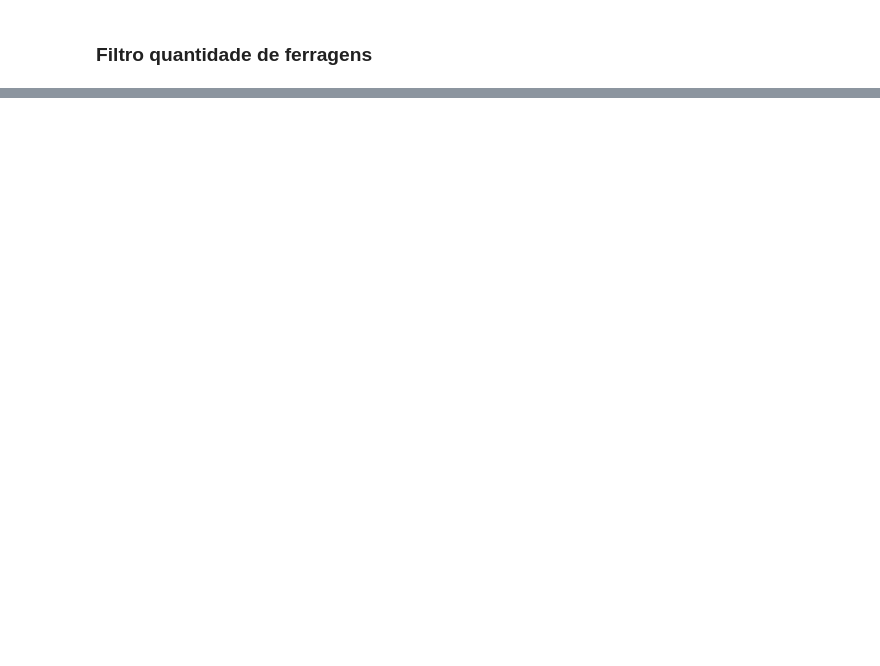
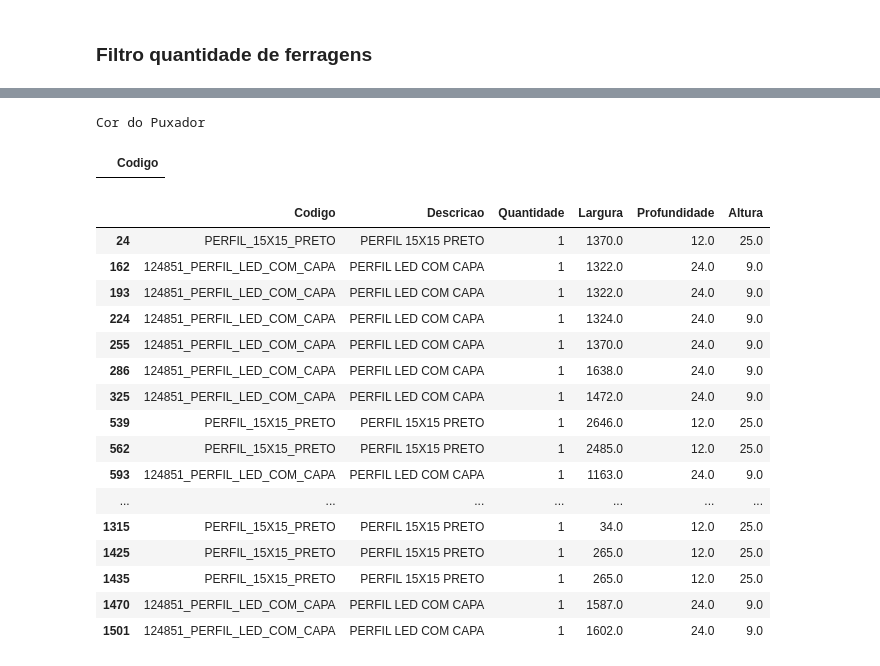
Before and after one commit to brunoviskc/DevelopmentSystemProject_v2, a Jupyter notebook: main.ipynb, the cells around one changed output, grey strips where cells are left out. Drawn from its saved outputs; the diff is of its cells as text; code cells hidden in the pictures; blank space fills up the shorter version.

Commit message:
teste configurações perfil

```diff
--- a/main.ipynb
+++ b/main.ipynb
@@ -337,0 +347,48 @@ Quantidade de Ferragens
+# %%
+df_perfil = df[df["Codigo"].str.contains("PERFIL", case=False, na=False)].copy()
+
+tem_especial = df_perfil["Codigo"].str.contains("ESPECIAL", case=False, na=False).any()
+if tem_especial:
+    cor_especial = input("Qual a cor do PERFIL ESPECIAL? ").upper()
+    df_perfil["Codigo"] = df_perfil["Codigo"].str.replace("ESPECIAL", cor_especial)
+    df_perfil["Descricao"] = df_perfil["Descricao"].str.replace("ESPECIAL", cor_especial)
+
+df_cor_puxador = df_perfil[df_perfil["Tipo"] == 3].copy()
+df_cor_puxador["Codigo"] = df_cor_puxador["Codigo"].str.replace("PERFIL", "COR PUXADOR")
+df_cor_puxador["Descricao"] = df_cor_puxador["Descricao"].str.replace("PERFIL", "COR PUXADOR")
+df_cor_puxador = df_cor_puxador[["Codigo"]].groupby("Codigo").sum().reset_index(drop=False)
+print("Cor do Puxador")
+
+df_perfil = df_perfil[df_perfil["Tipo"] == 4].copy()
+df_perfil = df_perfil[["Codigo", "Descricao", "Quantidade", "Largura", "Profundidade", "Altura"]]
+
+
+
+display(df_cor_puxador)
+display(df_perfil)
+
+# # Filtrar linhas com PERFIL e Tipo == 3
+# df_perfil = df[(df["Codigo"].str.contains("PERFIL", case=False, na=False)) & (df["Tipo"] == 3)].copy()
+
+# # Substituir PERFIL por COR PUXADOR na coluna Codigo
+# df_perfil["Codigo"] = df_perfil["Codigo"].str.replace("PERFIL", "COR PUXADOR")
+# %% [output]
+Cor do Puxador
+|  | Codigo |
+|  | Codigo | Descricao | Quantidade | Largura | Profundidade | Altura |
+| 24 | PERFIL_15X15_PRETO | PERFIL 15X15 PRETO | 1 | 1370.0 | 12.0 | 25.0 |
+| 162 | 124851_PERFIL_LED_COM_CAPA | PERFIL LED COM CAPA | 1 | 1322.0 | 24.0 | 9.0 |
+| 193 | 124851_PERFIL_LED_COM_CAPA | PERFIL LED COM CAPA | 1 | 1322.0 | 24.0 | 9.0 |
+| 224 | 124851_PERFIL_LED_COM_CAPA | PERFIL LED COM CAPA | 1 | 1324.0 | 24.0 | 9.0 |
+| 255 | 124851_PERFIL_LED_COM_CAPA | PERFIL LED COM CAPA | 1 | 1370.0 | 24.0 | 9.0 |
+| 286 | 124851_PERFIL_LED_COM_CAPA | PERFIL LED COM CAPA | 1 | 1638.0 | 24.0 | 9.0 |
+| 325 | 124851_PERFIL_LED_COM_CAPA | PERFIL LED COM CAPA | 1 | 1472.0 | 24.0 | 9.0 |
+| 539 | PERFIL_15X15_PRETO | PERFIL 15X15 PRETO | 1 | 2646.0 | 12.0 | 25.0 |
+| 562 | PERFIL_15X15_PRETO | PERFIL 15X15 PRETO | 1 | 2485.0 | 12.0 | 25.0 |
+| 593 | 124851_PERFIL_LED_COM_CAPA | PERFIL LED COM CAPA | 1 | 1163.0 | 24.0 | 9.0 |
+| ... | ... | ... | ... | ... | ... | ... |
+| 1315 | PERFIL_15X15_PRETO | PERFIL 15X15 PRETO | 1 | 34.0 | 12.0 | 25.0 |
+| 1425 | PERFIL_15X15_PRETO | PERFIL 15X15 PRETO | 1 | 265.0 | 12.0 | 25.0 |
+| 1435 | PERFIL_15X15_PRETO | PERFIL 15X15 PRETO | 1 | 265.0 | 12.0 | 25.0 |
+| 1470 | 124851_PERFIL_LED_COM_CAPA | PERFIL LED COM CAPA | 1 | 1587.0 | 24.0 | 9.0 |
+| 1501 | 124851_PERFIL_LED_COM_CAPA | PERFIL LED COM CAPA | 1 | 1602.0 | 24.0 | 9.0 |
```
Also changed, not shown: parts of 7 cells of this notebook, 5 other files.
